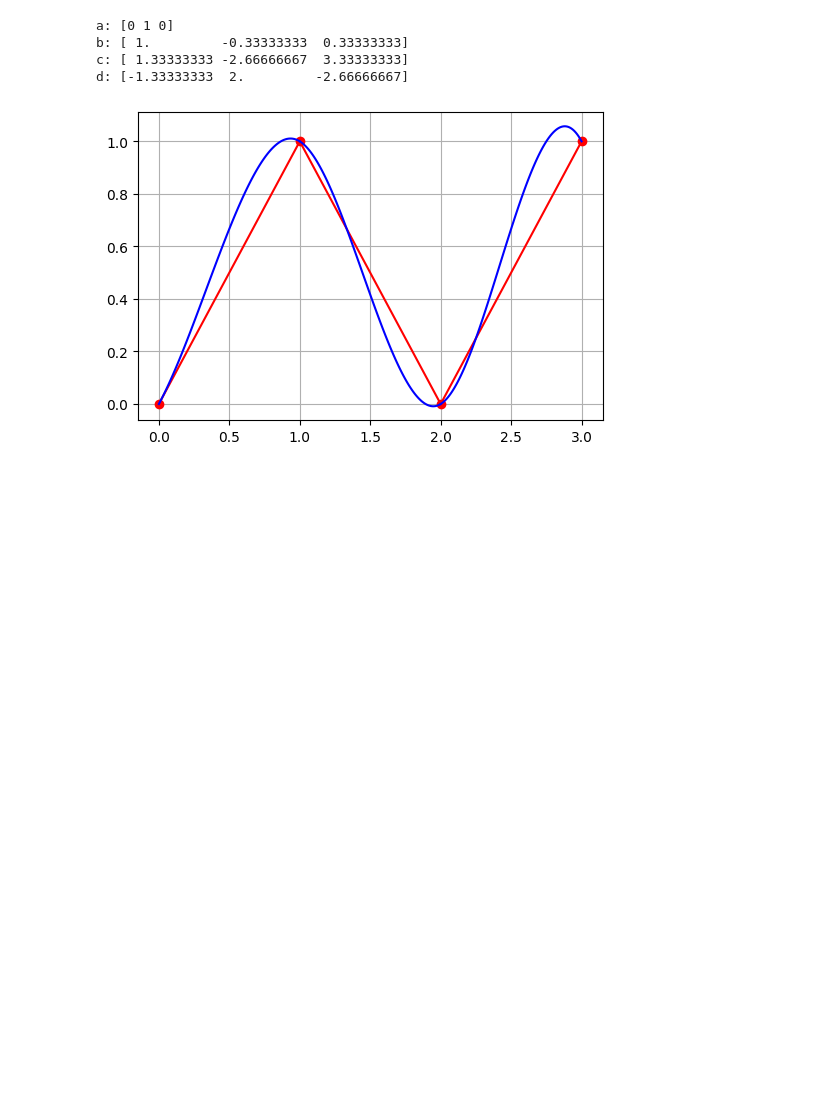
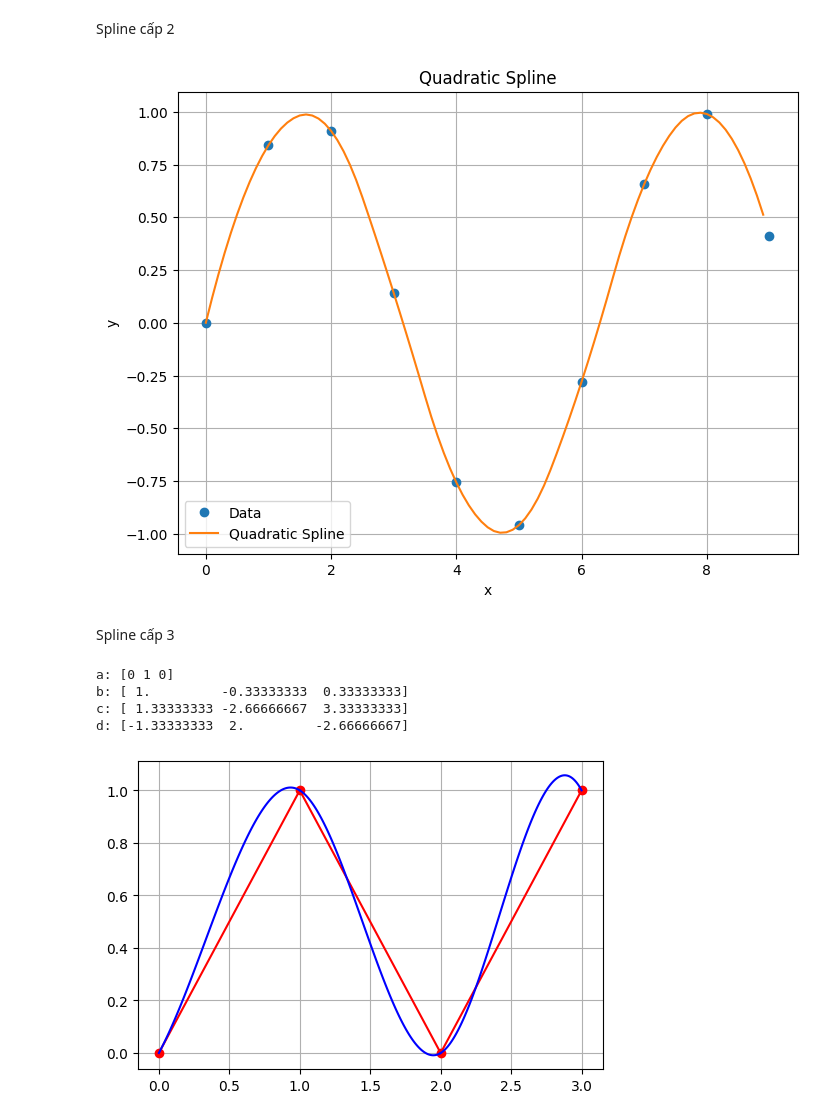
Before and after one commit to baotn0708/numerical_method, a Jupyter notebook: spline.ipynb, the cells around one changed output. Drawn from its saved outputs; the diff is of its cells as text; code cells hidden in the pictures; blank space fills up the shorter version.

```diff
--- a/spline.ipynb
+++ b/spline.ipynb
@@ -1,3 +37,33 @@
+# %% [markdown]
+Spline cấp 2
+# %%
+from scipy.interpolate import interp1d
+import numpy as np
+
+# Dữ liệu mẫu
+x = np.arange(0, 10)
+y = np.sin(x)
+
+# Tạo hàm nội suy
+f_quadratic = interp1d(x, y, kind='quadratic')
+
+# Tạo dữ liệu mẫu cho hàm nội suy
+x_new = np.arange(0, 9, 0.1)
+y_new = f_quadratic(x_new)
+
+# Vẽ đồ thị
+plt.figure(figsize=(8, 6))
+plt.plot(x, y, 'o', x_new, y_new, '-')
+plt.legend(['Data', 'Quadratic Spline'])
+plt.title('Quadratic Spline')
+plt.xlabel('x')
+plt.ylabel('y')
+plt.grid(True)
+plt.show()
+# %% [output]
+[figure, added]
+# %% [markdown]
+Spline cấp 3
 # %%
 import numpy as np
 
```
Also changed, not shown: parts of 2 cells of this notebook, 2 other files.
